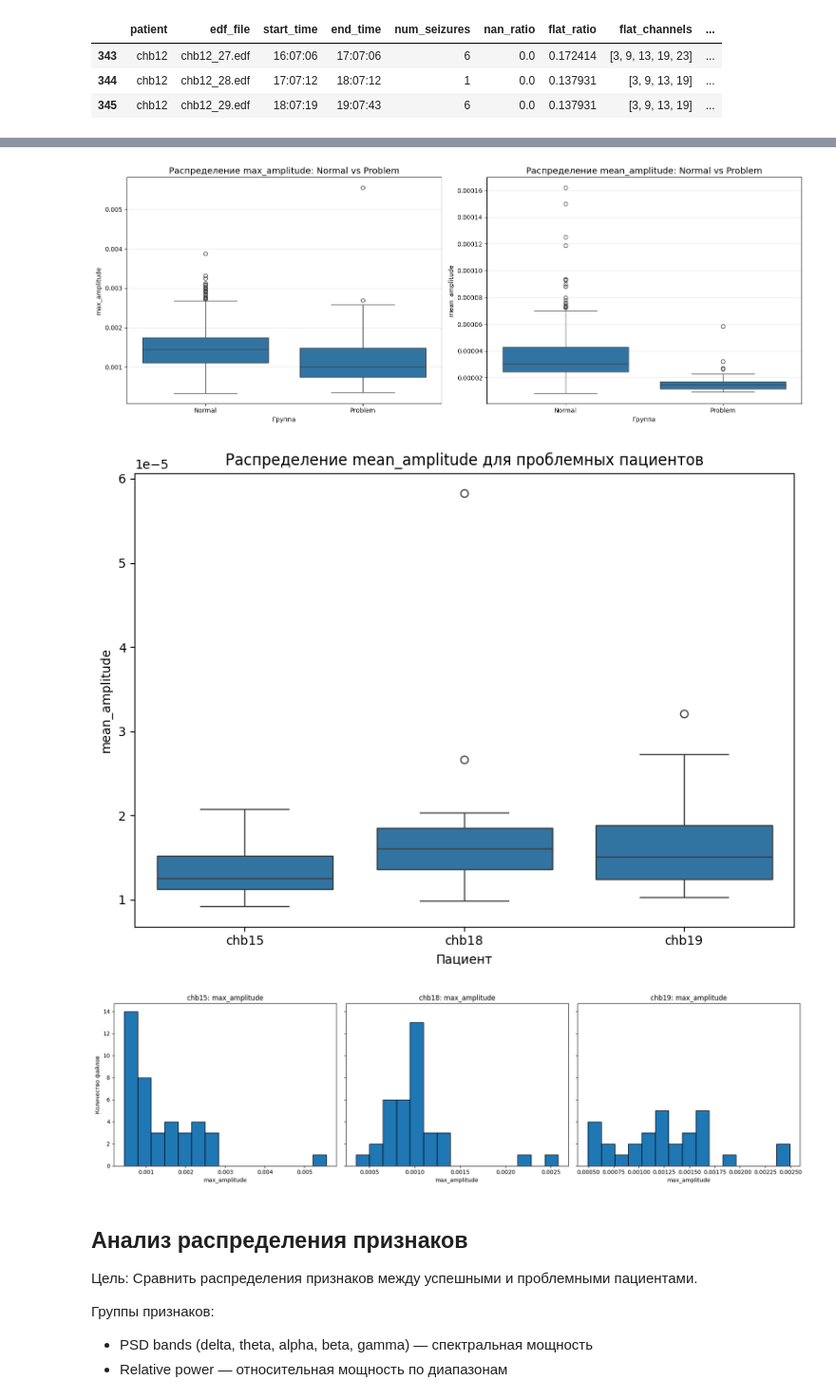
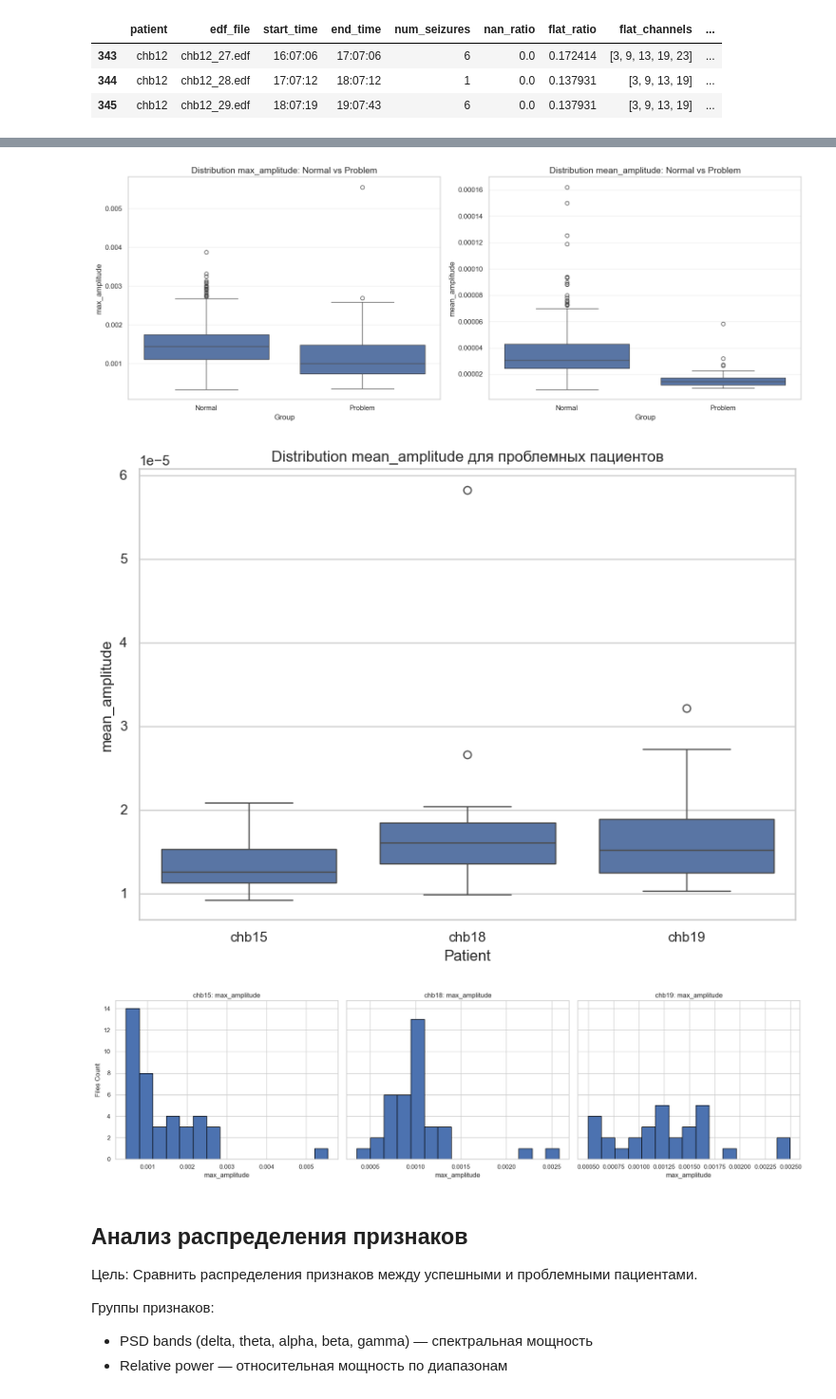
Before and after one commit to 0xJakuzya/epilepsy, a Jupyter notebook: analysis/analysis.ipynb, the cells around one changed output, grey strips where cells are left out. Shown at 95% size. Cells and saved outputs as stored; diff of their text form; code cells hidden in the pictures.

Commit message:
update distribution plost

```diff
--- a/analysis/analysis.ipynb
+++ b/analysis/analysis.ipynb
@@ -22,15 +22,12 @@
 * Визуализации EEG — примеры preictal окон
 # %%
 import os
-import glob
 import numpy as np
 import pandas as pd
-import mne
 import seaborn as sns
-import yaml
 from pathlib import Path
 import matplotlib.pyplot as plt
-from scipy import stats
+sns.set(style="whitegrid")
 # %% [markdown]
 ## Анализ качества сырых данных
 
@@ -143,5 +136,12 @@ data = pd.merge(
 )
 data = data.drop(['seizures', 'channels', 'file_exists', 'sampling_rate', 'edf_path'], axis=1)
 # %%
-data[(data['num_seizures'] >= 1)]
+data['has_seizure'] = (data['num_seizures'] >= 1).astype(int)
+
+sns.countplot(data=data, x='has_seizure')
+plt.title('Distribution class')
+plt.xlabel('has_seizure')
+plt.ylabel('Count')
+
+data = data.drop(['has_seizure'], axis=1)
 # %% [output]
@@ -202,8 +174,8 @@ sns.boxplot(
     y='max_amplitude',
     ax=axes[0]
 )
-axes[0].set_title('Распределение max_amplitude: Normal vs Problem', fontsize=14)
-axes[0].set_xlabel('Группа')
+axes[0].set_title('Distribution max_amplitude: Normal vs Problem', fontsize=14)
+axes[0].set_xlabel('Group')
 axes[0].set_ylabel('max_amplitude')
 axes[0].grid(axis='y', alpha=0.3)
 
@@ -213,17 +185,18 @@ sns.boxplot(
     y='mean_amplitude',
     ax=axes[1]
 )
-axes[1].set_title('Распределение mean_amplitude: Normal vs Problem', fontsize=14)
-axes[1].set_xlabel('Группа')
+axes[1].set_title('Distribution mean_amplitude: Normal vs Problem', fontsize=14)
+axes[1].set_xlabel('Group')
 axes[1].set_ylabel('mean_amplitude')
 axes[1].grid(axis='y', alpha=0.3)
 
 plt.tight_layout()
 plt.show()
 # %% [output]
-[figure, old version]
+[figure, new version]
 # %%
-subset = data[data['patient'].isin(problem_patient)]
+problem_patients = ['chb15', 'chb18', 'chb19']
+subset = data[data['patient'].isin(problem_patients)]
 
 plt.figure(figsize=(8, 6))
 sns.boxplot(
@@ -232,27 +205,25 @@ sns.boxplot(
     y='mean_amplitude'
 )
 
-plt.title('Распределение mean_amplitude для проблемных пациентов')
-plt.xlabel('Пациент')
+plt.title('Distribution mean_amplitude для проблемных пациентов')
+plt.xlabel('Patient')
 plt.ylabel('mean_amplitude')
 plt.tight_layout()
 plt.show()
 # %% [output]
-[figure, old version]
+[figure, new version]
 # %%
-from matplotlib import pyplot as plt
-
 fig, axes = plt.subplots(1, 3, figsize=(18, 5), sharey=True)
 for ax, patient in zip(axes, ['chb15', 'chb18', 'chb19']):
     subset = data[data['patient'] == patient]
     ax.hist(subset['max_amplitude'], bins=15, edgecolor='black')
     ax.set_title(f'{patient}: max_amplitude')
     ax.set_xlabel('max_amplitude')
-axes[0].set_ylabel('Количество файлов')
+axes[0].set_ylabel('Files Count')
 plt.tight_layout()
 plt.show()
 # %% [output]
-[figure, old version]
+[figure, new version]
 # %% [markdown]
 ## Анализ распределения признаков
 
```
Also changed, not shown: parts of 28 cells of this notebook.
